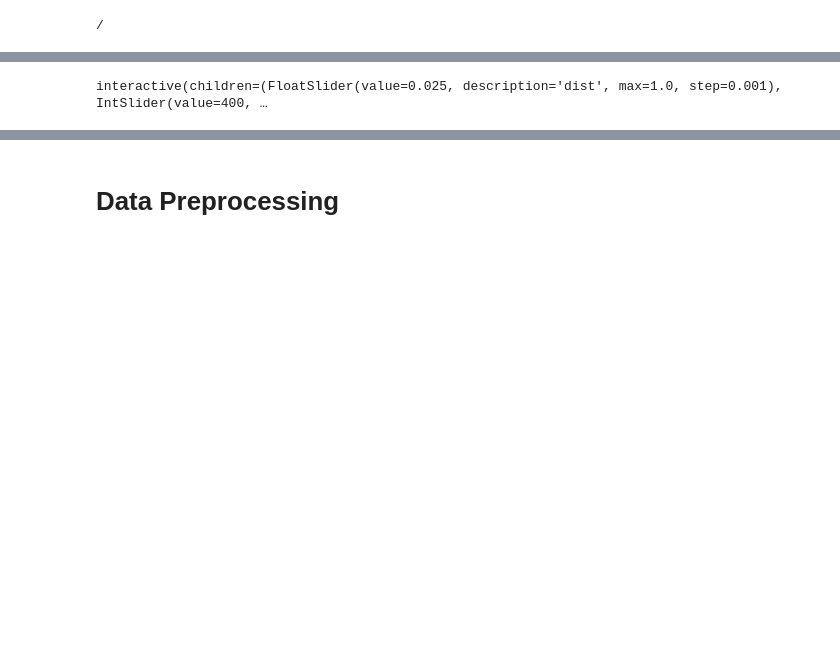
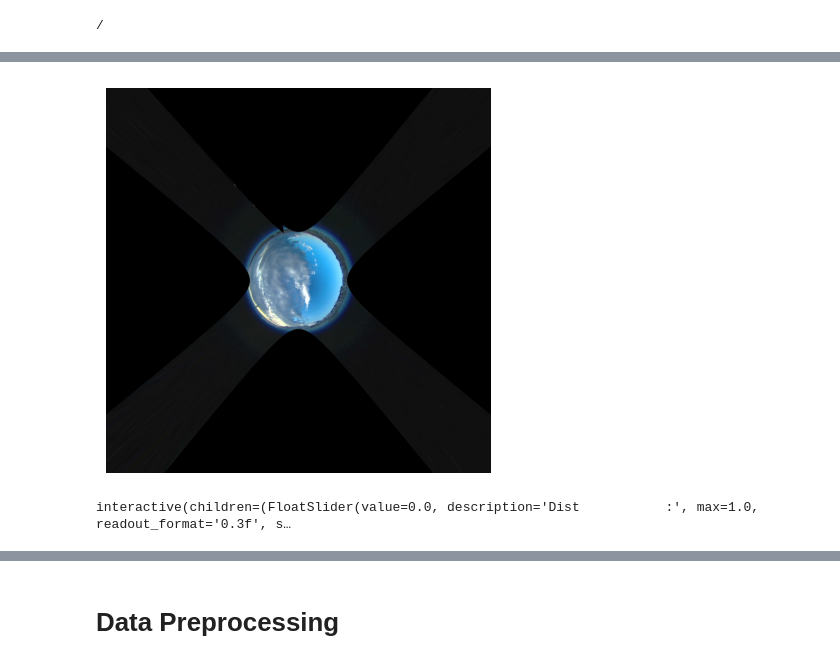
Before and after one commit to lordaarush/Cloud-Cover-Detection, a Jupyter notebook: clouds-movement-prediction.ipynb, the cells around one changed output, grey strips where cells are left out. Saved outputs shown, nothing was run; the diff lists cells and outputs as text; code cells hidden in the pictures; blank space fills up the shorter version.

Commit message:
Kaggle Notebook | Clouds Movement Prediction | Version 3

```diff
--- a/clouds-movement-prediction.ipynb
+++ b/clouds-movement-prediction.ipynb
@@ -111,13 +114,50 @@ def undistort(img_path = None,zoom_out_factor = 1, balance=0.0, dim2=None, dim3=
     undistorted_img = cv2.cvtColor(undistorted_img, cv2.COLOR_BGR2RGB)
     undistorted_img = cv2.resize(undistorted_img, (1000,1000))
     return undistorted_img
+# %%
+def undistort_func(img_path, zoom_out_factor, balance, f, dist):
+    dim = 2048
+    DIM=(dim, dim)
+    img = cv2.imread(img_path)
+
+    K=np.array([
+        [f, 0.0, 1536/2],
+        [0.0, f, 1536/2],
+        [0.0, 0.0, 1.0]])
+    D=np.array([[dist],[dist],[dist],[dist]])
+
+
+    dim1 = img.shape[:2][::-1]  #dim1 is the dimension of input image to un-distort
+    new_K = np.array([
+        [f / zoom_out_factor, 0.0, 1536/2],
+        [0.0, f /zoom_out_factor, 1536/2],
+        [0.0, 0.0, 1.0]])
+    map1, map2 = cv2.fisheye.initUndistortRectifyMap(K, D, np.eye(3), new_K, dim1, cv2.CV_16SC2)
+    undistorted_img = cv2.remap(img, map1, map2, interpolation=cv2.INTER_AREA, borderMode=cv2.BORDER_CONSTANT)
+    undistorted_img = cv2.cvtColor(undistorted_img, cv2.COLOR_BGR2RGB)
+    undistorted_img = cv2.resize(undistorted_img, (1000,1000))
+    plt.figure(figsize=(5,5))
+    plt.axis('off')
+    plt.imshow(undistorted_img)
+# %%
+undistort_func(os.path.join(PWD,'kaggle/input/cloud-images-19510/0101/0101075000.jpg'),16,1,250,0.025)
+# %% [output]
+[figure, added]
 # %%
 
 import IPython
 from IPython.display import display
 from ipywidgets import interact, IntSlider, fixed, FloatSlider, IntRangeSlider
 
-@interact(img=fixed(img), dist = (0.,1.,0.001), f = (1,1000,1), zoom_out_factor = (1,200,1),balance = (0.,1.,0.1))
+img = cv2.imread(os.path.join(PWD,'kaggle/input/cloud-images-19510/0101/0101075000.jpg'))
+
+@interact(
+    img=fixed(value = img),
+    dist = FloatSlider(description = 'Dist'.ljust(15) + ':',  min = 0.,max = 1.,step = 0.001, readout_format = '0.3f'),
+    f = (1,1000,1),
+    zoom_out_factor = (1,200,1),
+    balance = (0.,1.,0.1)
+)
 def undistorted_wrap(img,dist = 0.025, f = 400 ,zoom_out_factor = 2, balance=1.0,*args, **kwargs):
     dim = 2048
     DIM=(dim, dim)
@@ -143,7 +183,7 @@ def undistorted_wrap(img,dist = 0.025, f = 400 ,zoom_out_factor = 2, balance=1.0
     plt.axis('off')
     plt.imshow(undistorted_img)
 # %% [output]
-interactive(children=(FloatSlider(value=0.025, description='dist', max=1.0, step=0.001), IntSlider(value=400, …
+interactive(children=(FloatSlider(value=0.0, description='Dist           :', max=1.0, readout_format='0.3f', s…
 # %%
 plt.imshow(img)
 # %% [output]
```
Also changed, not shown: parts of 20 cells of this notebook.
